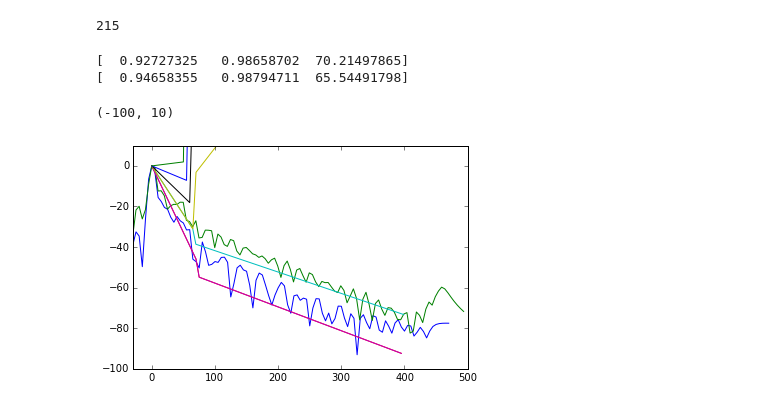
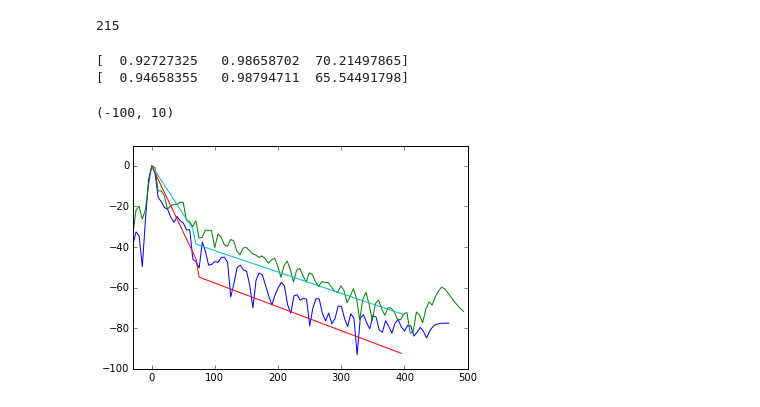
Before and after one commit to aewallwi/DishPapers, a Jupyter notebook: DishSimulations/code/ChromaticBeamModel.ipynb, the cells around one changed output. Drawn from its saved outputs; the diff is of its cells as text; code cells hidden in the pictures.

```diff
--- a/DishSimulations/code/ChromaticBeamModel.ipynb
+++ b/DishSimulations/code/ChromaticBeamModel.ipynb
@@ -106,32 +104,32 @@ fitfunc = lambda x,a,b: a*x+b
 
 selZ=np.logical_and(tAxisFeedAndDish-35.>=0.,tAxisFeedAndDish-35.<=400.)
 fParams,_=op.curve_fit(pivotFuncLog,tAxisFeedAndDish[selZ]-35.,np.log10(np.abs(delayResponseFeedAndDish[selZ])/nVal),p0=[1.,1.,20.])
 sel20Deg=np.logical_and(tAxisFeedAndDish20Deg-40.>=0.,tAxisFeedAndDish20Deg-40.<=400.)
 fParams20Deg,_=op.curve_fit(pivotFuncLog,tAxisFeedAndDish20Deg[sel20Deg]-35.,np.log10(np.abs(delayResponseFeedAndDish[sel20Deg])/nVal20),p0=[1.,1.,10.])
 
 
 
 print fParams
 print fParams20Deg
 
 plt.plot((tAxisFeedAndDish[selZ]-35.),20*np.log10(np.abs(pivotFunc(tAxisFeedAndDish[selZ]-35.,fParams[0],fParams[1],fParams[2]))))
 plt.plot((tAxisFeedAndDish20Deg[sel20Deg]-40.),20*np.log10(np.abs(pivotFunc(tAxisFeedAndDish20Deg[sel20Deg]-40.,fParams20Deg[0],fParams20Deg[1],fParams20Deg[2]))))
 
 #lets try a simple linear fit to the response
 
 def paramFunc(polarAngle):
     a=(fParams20Deg[0]-fParams[0])/20.*polarAngle+fParams[0]
     b=(fParams20Deg[1]-fParams[0])/20.*polarAngle+fParams[1]
     c=(fParams20Deg[2]-fParams[2])/20.*polarAngle+fParams[2]
     return (a,b,c)
 
-for pAngle in [0.,20,40,60,80]:
+#for pAngle in [0.,0]:
     plt.plot(tAxisFeedAndDish[selZ]-35.,20.*np.log10(np.abs(pivotFunc(tAxisFeedAndDish[selZ]-35.,*paramFunc(pAngle)))))
 
 plt.xlim(-30,500)
 plt.ylim(-100,10)
 # %% [output]
 [  0.92727325   0.98658702  70.21497865]
 [  0.94658355   0.98794711  65.54491798]
 (-100, 10)
-[figure, old version]
+[figure, new version]
```
Also changed, not shown: parts of 4 cells of this notebook, 1 other file.
